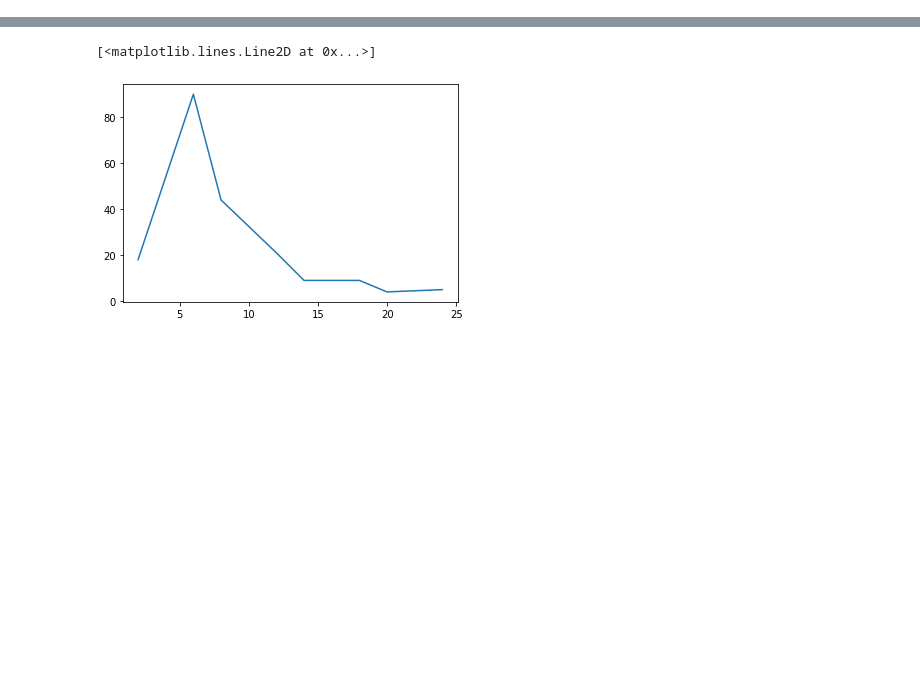
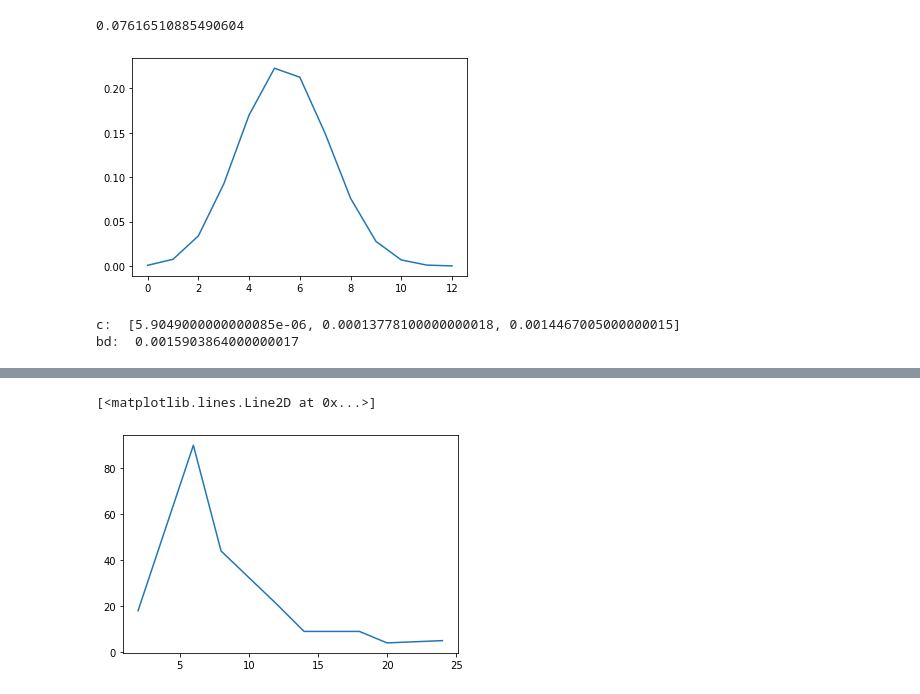
Before and after one commit to amitsanger3/frequency_distribution, a Jupyter notebook: Untitled.ipynb, the cells around one changed output, grey strips where cells are left out. Saved outputs shown, nothing was run; the diff lists cells and outputs as text; code cells hidden in the pictures; blank space fills up the shorter version.

```diff
--- a/Untitled.ipynb
+++ b/Untitled.ipynb
@@ -492,0 +594,18 @@ xd.interquartile_range()
+# %%
+pd.binomial_distribution(0.45, 12,8)
+# %% [output]
+0.07616510885490604
+# %%
+pd.binomial_distribution_evaluation(0.45, 12)
+# %% [output]
+[figure, added]
+# %%
+c = []
+for i in range(3):
+    c.append(prd.binomial_distribution(0.7, 10, i))
+
+print("c: ", c)
+print("bd: ", np.array(c).sum())
+# %% [output]
+c:  [5.9049000000000085e-06, 0.00013778100000000018, 0.0014467005000000015]
+bd:  0.0015903864000000017
```
Also changed, not shown: parts of 31 cells of this notebook.
